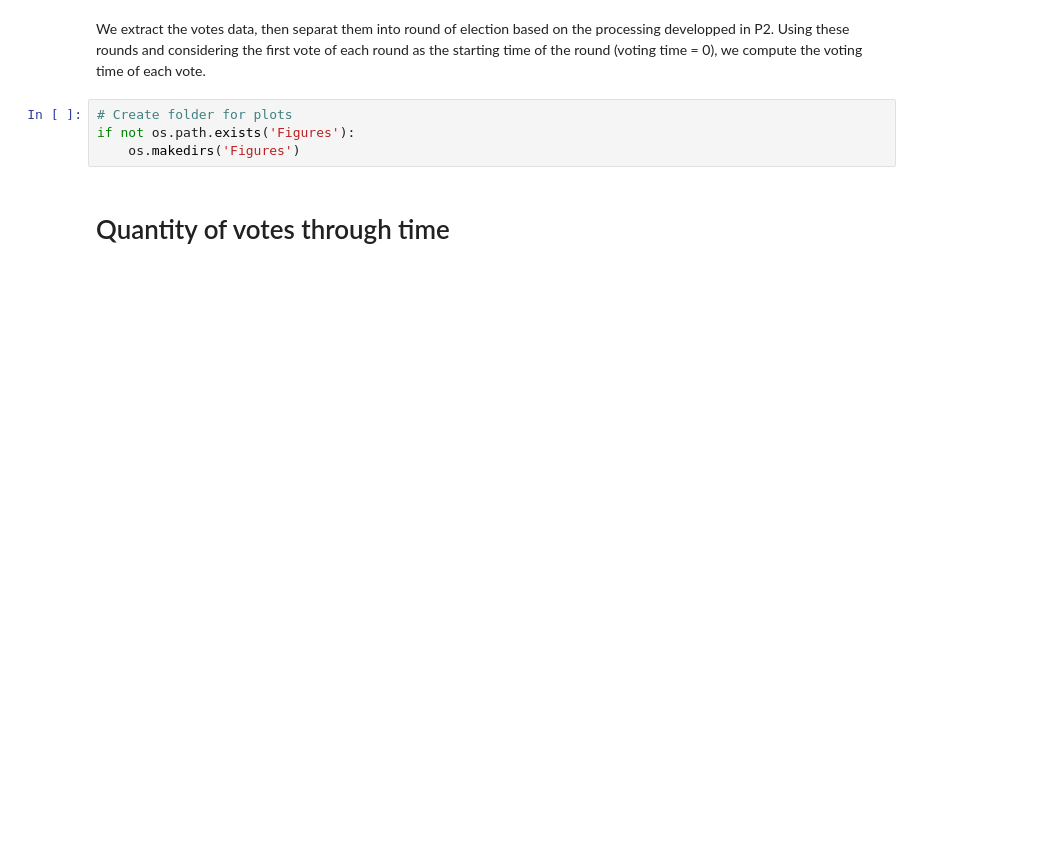
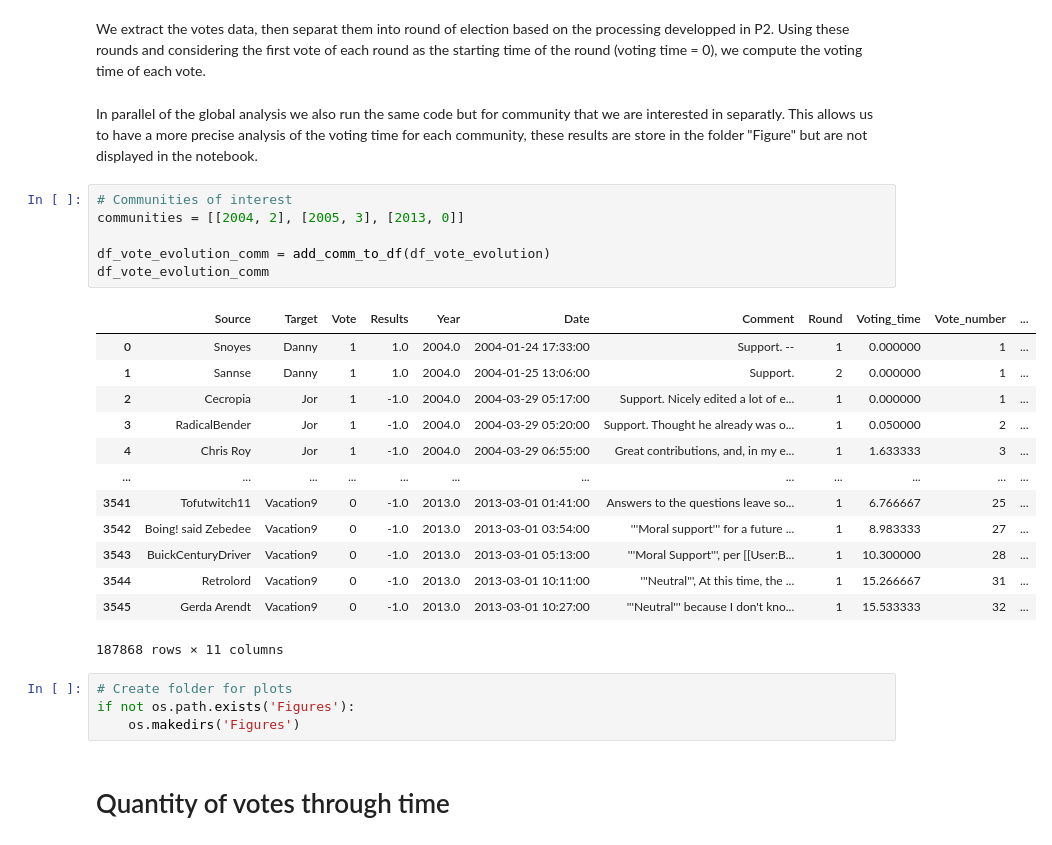
Before and after one commit to epfl-ada/ada-2023-project-abracadabra, a Jupyter notebook: P3_Emma.ipynb, the cells around one changed output. Saved outputs shown, nothing was run; the diff lists cells and outputs as text; blank space fills up the shorter version.

```diff
--- a/time_series2.ipynb
+++ b/P3_Emma.ipynb
@@ -23,5 +23,27 @@ df_vote_evolution.sample(5)
 # %% [markdown]
 We extract the votes data, then separat them into round of election based on the processing developped in P2. Using these rounds and considering the first vote of each round as the starting time of the round (voting time = 0), we compute the voting time of each vote.
+# %% [markdown]
+In parallel of the global analysis we also run the same code but for community that we are interested in separatly. This allows us to have a more precise analysis of the voting time for each community, these results are store in the folder "Figure" but are not displayed in the notebook.
+# %%
+# Communities of interest
+communities = [[2004, 2], [2005, 3], [2013, 0]]
+
+df_vote_evolution_comm = add_comm_to_df(df_vote_evolution)
+df_vote_evolution_comm
+# %% [output]
+|  | Source | Target | Vote | Results | Year | Date | Comment | Round | Voting_time | Vote_number | ... |
+| 0 | Snoyes | Danny | 1 | 1.0 | 2004.0 | 2004-01-24 17:33:00 | Support. -- | 1 | 0.000000 | 1 | ... |
+| 1 | Sannse | Danny | 1 | 1.0 | 2004.0 | 2004-01-25 13:06:00 | Support. | 2 | 0.000000 | 1 | ... |
+| 2 | Cecropia | Jor | 1 | -1.0 | 2004.0 | 2004-03-29 05:17:00 | Support. Nicely edited a lot of e... | 1 | 0.000000 | 1 | ... |
+| 3 | RadicalBender | Jor | 1 | -1.0 | 2004.0 | 2004-03-29 05:20:00 | Support. Thought he already was o... | 1 | 0.050000 | 2 | ... |
+| 4 | Chris Roy | Jor | 1 | -1.0 | 2004.0 | 2004-03-29 06:55:00 | Great contributions, and, in my e... | 1 | 1.633333 | 3 | ... |
+| ... | ... | ... | ... | ... | ... | ... | ... | ... | ... | ... | ... |
+| 3541 | Tofutwitch11 | Vacation9 | 0 | -1.0 | 2013.0 | 2013-03-01 01:41:00 | Answers to the questions leave so... | 1 | 6.766667 | 25 | ... |
+| 3542 | Boing! said Zebedee | Vacation9 | 0 | -1.0 | 2013.0 | 2013-03-01 03:54:00 | '''Moral support''' for a future ... | 1 | 8.983333 | 27 | ... |
+| 3543 | BuickCenturyDriver | Vacation9 | 0 | -1.0 | 2013.0 | 2013-03-01 05:13:00 | '''Moral Support''', per [[User:B... | 1 | 10.300000 | 28 | ... |
+| 3544 | Retrolord | Vacation9 | 0 | -1.0 | 2013.0 | 2013-03-01 10:11:00 | '''Neutral''', At this time, the ... | 1 | 15.266667 | 31 | ... |
+| 3545 | Gerda Arendt | Vacation9 | 0 | -1.0 | 2013.0 | 2013-03-01 10:27:00 | '''Neutral''' because I don't kno... | 1 | 15.533333 | 32 | ... |
+187868 rows × 11 columns
 # %%
 # Create folder for plots
 if not os.path.exists('Figures'):
```
Also changed, not shown: parts of 7 cells of this notebook, 1 other file.
